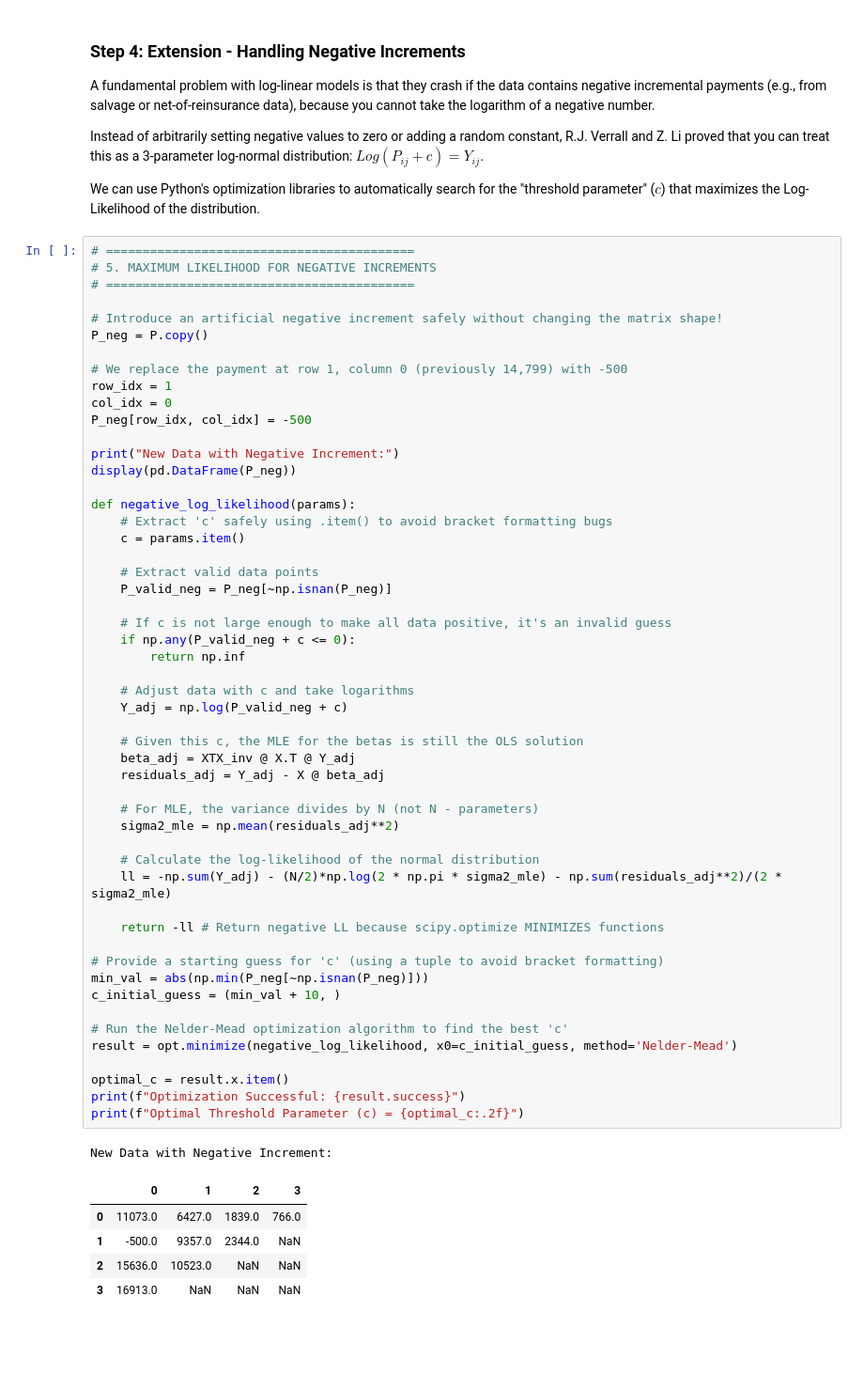
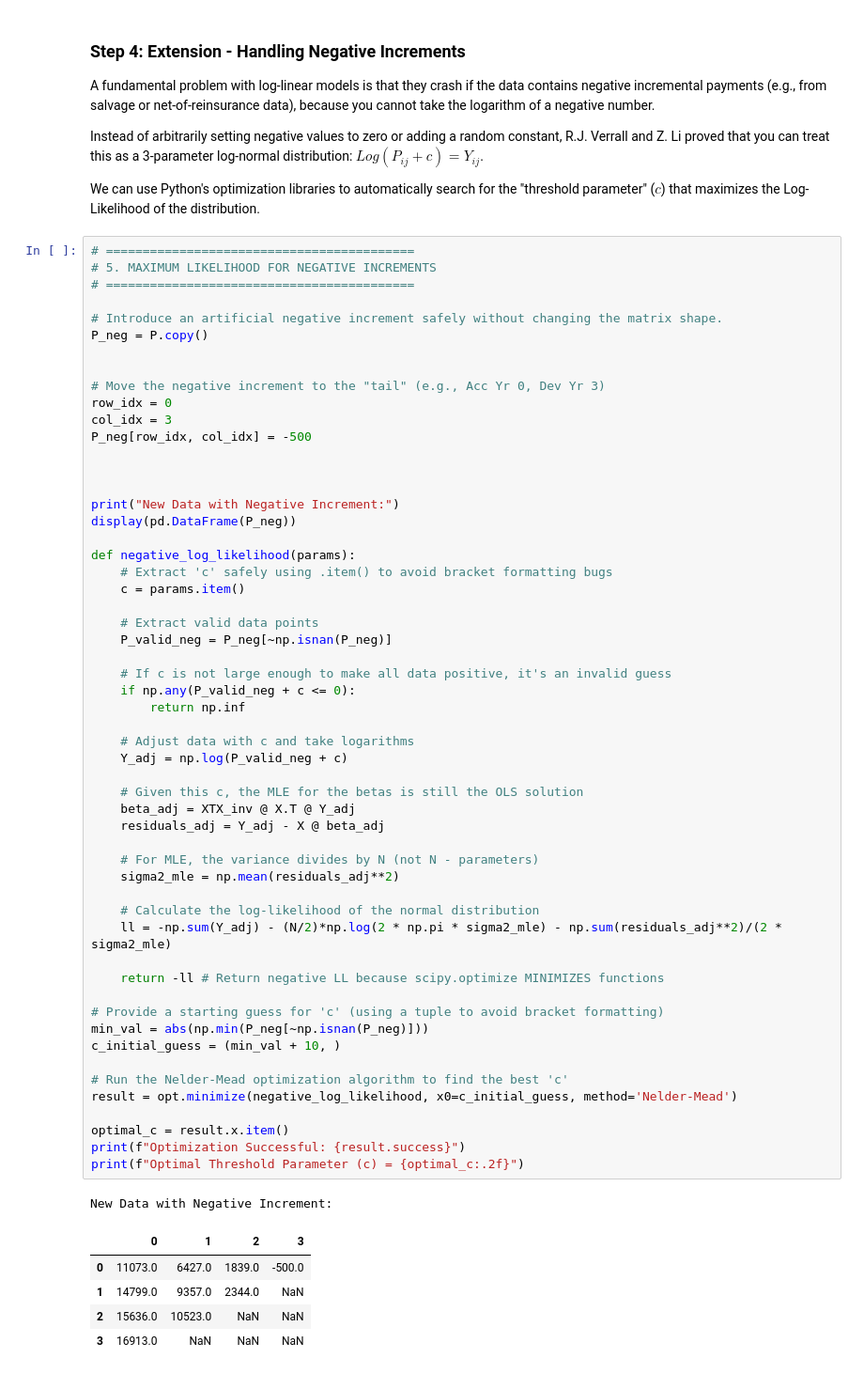
Before and after one commit to 1stzl01/Reserving, a Jupyter notebook: Christofides_Verrall_Zhi.ipynb, the cells around one changed output. Shown at 94% size. Cells and saved outputs as stored; diff of their text form; blank space fills up the shorter version.

```diff
--- a/Christofides_Verrall_Zhi.ipynb
+++ b/Christofides_Verrall_Zhi.ipynb
@@ -224,13 +224,16 @@ We can use Python's optimization libraries to automatically search for the "thre
 # 5. MAXIMUM LIKELIHOOD FOR NEGATIVE INCREMENTS
 # ==========================================
 
-# Introduce an artificial negative increment safely without changing the matrix shape!
+# Introduce an artificial negative increment safely without changing the matrix shape.
 P_neg = P.copy()
 
-# We replace the payment at row 1, column 0 (previously 14,799) with -500
-row_idx = 1
-col_idx = 0
+
+# Move the negative increment to the "tail" (e.g., Acc Yr 0, Dev Yr 3)
+row_idx = 0
+col_idx = 3
 P_neg[row_idx, col_idx] = -500
+
+
 
 print("New Data with Negative Increment:")
 display(pd.DataFrame(P_neg))
@@ -247,34 +250,34 @@ def negative_log_likelihood(params):
         return np.inf
 
     # Adjust data with c and take logarithms
     Y_adj = np.log(P_valid_neg + c)
 
     # Given this c, the MLE for the betas is still the OLS solution
     beta_adj = XTX_inv @ X.T @ Y_adj
     residuals_adj = Y_adj - X @ beta_adj
 
     # For MLE, the variance divides by N (not N - parameters)
     sigma2_mle = np.mean(residuals_adj**2)
 
     # Calculate the log-likelihood of the normal distribution
     ll = -np.sum(Y_adj) - (N/2)*np.log(2 * np.pi * sigma2_mle) - np.sum(residuals_adj**2)/(2 * sigma2_mle)
 
     return -ll # Return negative LL because scipy.optimize MINIMIZES functions
 
 # Provide a starting guess for 'c' (using a tuple to avoid bracket formatting)
 min_val = abs(np.min(P_neg[~np.isnan(P_neg)]))
 c_initial_guess = (min_val + 10, )
 
 # Run the Nelder-Mead optimization algorithm to find the best 'c'
 result = opt.minimize(negative_log_likelihood, x0=c_initial_guess, method='Nelder-Mead')
 
 optimal_c = result.x.item()
 print(f"Optimization Successful: {result.success}")
 print(f"Optimal Threshold Parameter (c) = {optimal_c:.2f}")
 # %% [output]
 New Data with Negative Increment:
 |  | 0 | 1 | 2 | 3 |
-| 0 | 11073.0 | 6427.0 | 1839.0 | 766.0 |
-| 1 | -500.0 | 9357.0 | 2344.0 | NaN |
+| 0 | 11073.0 | 6427.0 | 1839.0 | -500.0 |
+| 1 | 14799.0 | 9357.0 | 2344.0 | NaN |
 | 2 | 15636.0 | 10523.0 | NaN | NaN |
 | 3 | 16913.0 | NaN | NaN | NaN |
```
Also changed, not shown: parts of 1 cell of this notebook.
